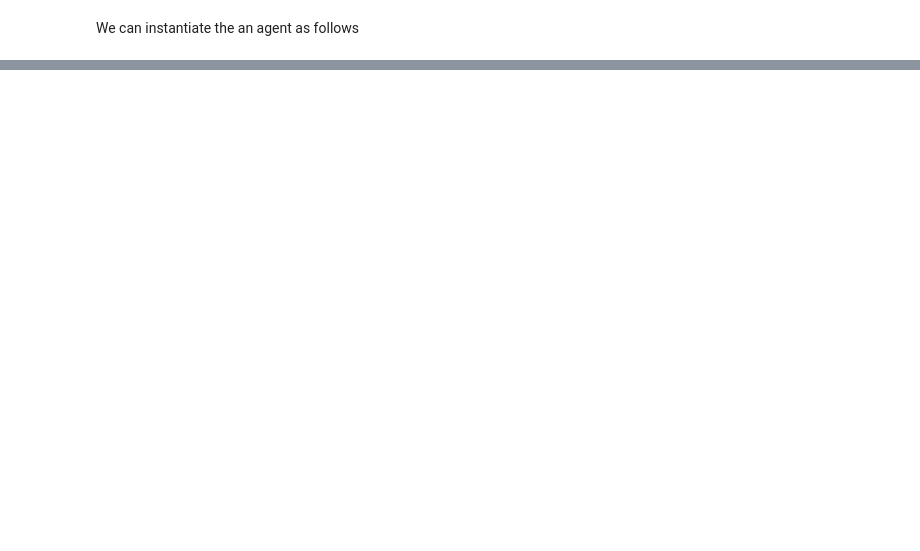
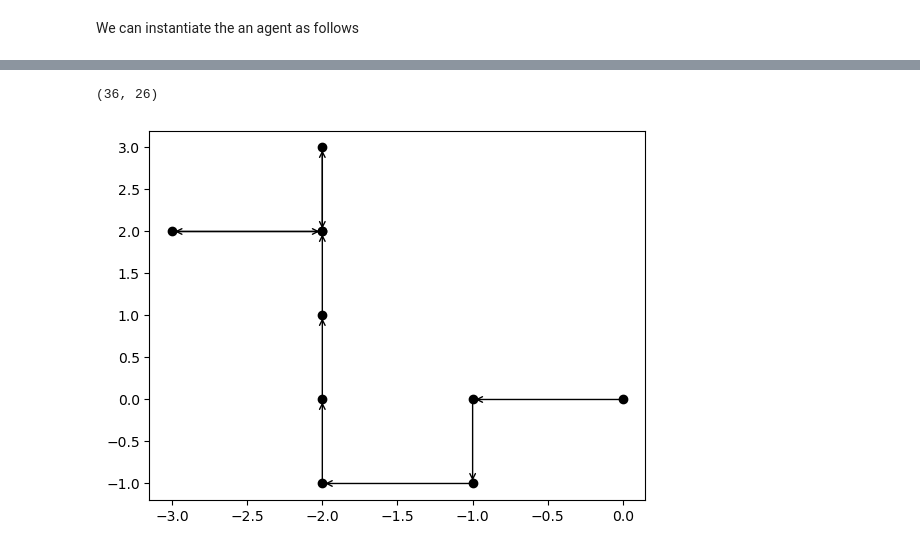
Before and after one commit to PimLb/pynav, a Jupyter notebook: notebooks/Tutorial.ipynb, the cells around one changed output, grey strips where cells are left out. Drawn from its saved outputs; the diff is of its cells as text; code cells hidden in the pictures; blank space fills up the shorter version.

```diff
--- a/notebooks/Tutorial.ipynb
+++ b/notebooks/Tutorial.ipynb
@@ -199,0 +158,22 @@ for i in range(len(path) - 1):
+# %%
+agent.reset()
+pos = np.array([21, 120])
+time_idx = rnd_state.randint(0, env.MAX_T)
+obs = env.get_observation(pos, time_idx)
+time_idx = 0#(time_idx + 1) % env.MAX_T
+s = agent.update_state(obs) # update memory and compute olfactory state
+trace = []
+c_reward = 0.0
+for t in range(H):
+    a = agent.select_action()
+    pos, r, terminated = env.make_move(pos, actions[a])
+    print(pos, action_labels[a], s)
+    obs = env.get_observation(pos, time_idx)
+    time_idx = (time_idx + 1) % env.MAX_T
+    s_prime = agent.update_state(obs)
+    c_reward += r * (agent.gamma**t) if t > 0 else r
+    trace.append((s, a, s_prime, r))
+    if terminated:
+        print("Converged in {} steps!".format(t))
+        break
+    s = s_prime
@@ -199,0 +198,9 @@ for i in range(len(path) - 1):
+# %%
+
+num_up, num_down = 0, 0
+for i in range(agent.Q.shape[0]):
+    print("[--] state = {}\taction = {}\tQ-values = {}".format(i, action_labels[np.argmax(agent.Q[i])], agent.Q[i] ))
+    if action_labels[np.argmax(agent.Q[i])] == 'up':
+        num_up += 1
+    if action_labels[np.argmax(agent.Q[i])] == 'down':
+        num_down += 1
@@ -199,0 +225,20 @@ for i in range(len(path) - 1):
+# %%
+num_up, num_down
+# %% [output]
+(36, 26)
+# %%
+pos = np.array([0, 0])
+
+path = [pos.copy()]
+for i in range(1, agent.Q.shape[0]):
+    pos += actions[np.argmax(agent.Q[i])]
+#    print(actions[np.argmax(agent.Q[i])])
+    path.append(pos.copy())
+
+fig, ax = plt.subplots()
+for i in range(10):#len(path)-1):
+    ax.plot(path[i][1], path[i][0], 'o', c='black')
+    ax.annotate("", xytext=(path[i][1], path[i][0]), xy=(path[i+1][1], path[i+1][0]), arrowprops=dict(arrowstyle='->'))
+#    print(action_labels[np.argmin(agent.Q[i])])
+# %% [output]
+[figure, added]
```
Also changed, not shown: parts of 31 cells of this notebook, 24 other files.
